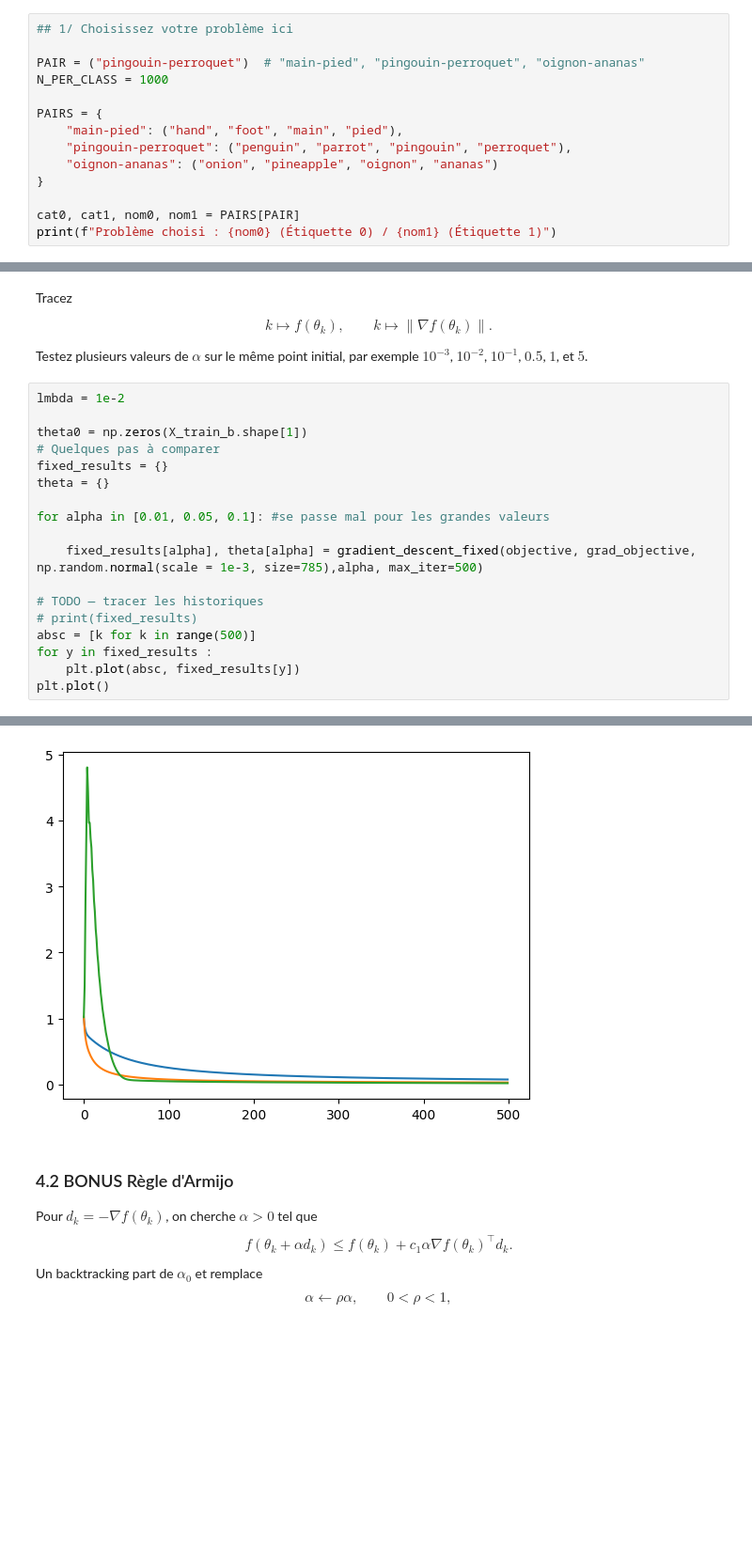
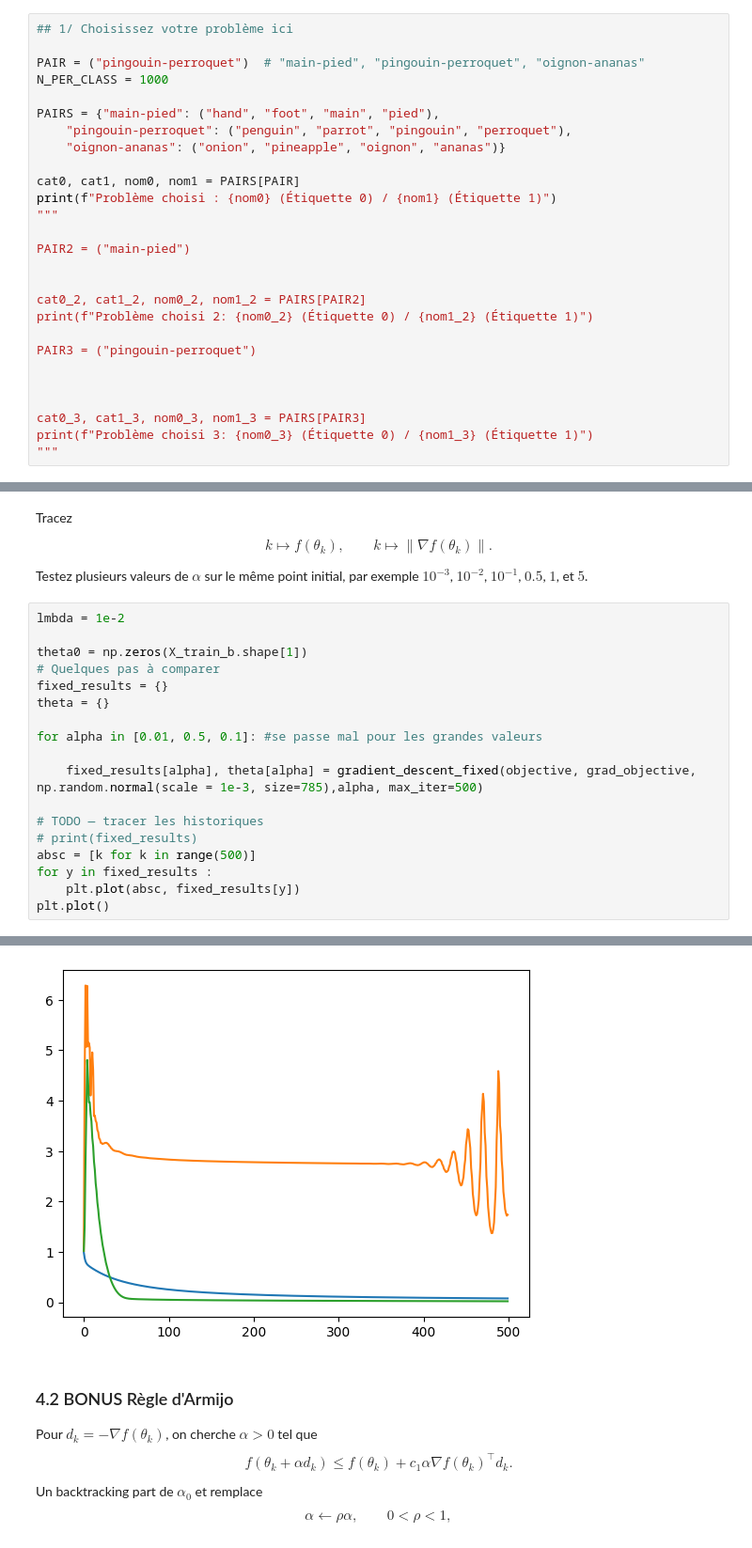
Before and after one commit to antoinecassou/3GMO1, a Jupyter notebook: Projet_QuickDraw_Sujet.ipynb, the cells around one changed output, grey strips where cells are left out. Shown at 94% size. Cells and saved outputs as stored; diff of their text form; blank space fills up the shorter version.

```diff
--- a/Projet_QuickDraw_Sujet.ipynb
+++ b/Projet_QuickDraw_Sujet.ipynb
@@ -78,14 +83,27 @@ Complétez $\texttt{compute\_centering\_parameters}$ et $\texttt{image\_converte
 PAIR = ("pingouin-perroquet")  # "main-pied", "pingouin-perroquet", "oignon-ananas"
 N_PER_CLASS = 1000
 
-PAIRS = {
-    "main-pied": ("hand", "foot", "main", "pied"),
+PAIRS = {"main-pied": ("hand", "foot", "main", "pied"),
     "pingouin-perroquet": ("penguin", "parrot", "pingouin", "perroquet"),
-    "oignon-ananas": ("onion", "pineapple", "oignon", "ananas")
-}
+    "oignon-ananas": ("onion", "pineapple", "oignon", "ananas")}
 
 cat0, cat1, nom0, nom1 = PAIRS[PAIR]
 print(f"Problème choisi : {nom0} (Étiquette 0) / {nom1} (Étiquette 1)")
+"""
+
+PAIR2 = ("main-pied")
+
+
+cat0_2, cat1_2, nom0_2, nom1_2 = PAIRS[PAIR2]
+print(f"Problème choisi 2: {nom0_2} (Étiquette 0) / {nom1_2} (Étiquette 1)")
+
+PAIR3 = ("pingouin-perroquet")
+
+
+
+cat0_3, cat1_3, nom0_3, nom1_3 = PAIRS[PAIR3]
+print(f"Problème choisi 3: {nom0_3} (Étiquette 0) / {nom1_3} (Étiquette 1)")
+"""
 # %% [output]
 Problème choisi : pingouin (Étiquette 0) / perroquet (Étiquette 1)
 # %% [markdown]
@@ -571,24 +589,24 @@ Testez plusieurs valeurs de $\alpha$ sur le même point initial, par exemple $10
 # %%
 lmbda = 1e-2
 
 theta0 = np.zeros(X_train_b.shape[1])
 # Quelques pas à comparer
 fixed_results = {}
 theta = {}
 
-for alpha in [0.01, 0.05, 0.1]: #se passe mal pour les grandes valeurs
+for alpha in [0.01, 0.5, 0.1]: #se passe mal pour les grandes valeurs
 
     fixed_results[alpha], theta[alpha] = gradient_descent_fixed(objective, grad_objective, np.random.normal(scale = 1e-3, size=785),alpha, max_iter=500)
 
 # TODO — tracer les historiques
 # print(fixed_results)
 absc = [k for k in range(500)]
 for y in fixed_results :
     plt.plot(absc, fixed_results[y])
 plt.plot()
 # %% [output]
 []
-[figure, old version]
+[figure, new version]
 # %% [markdown]
 ### 4.2 BONUS Règle d'Armijo
 
```
Also changed, not shown: parts of 4 cells of this notebook, 1 other file.
